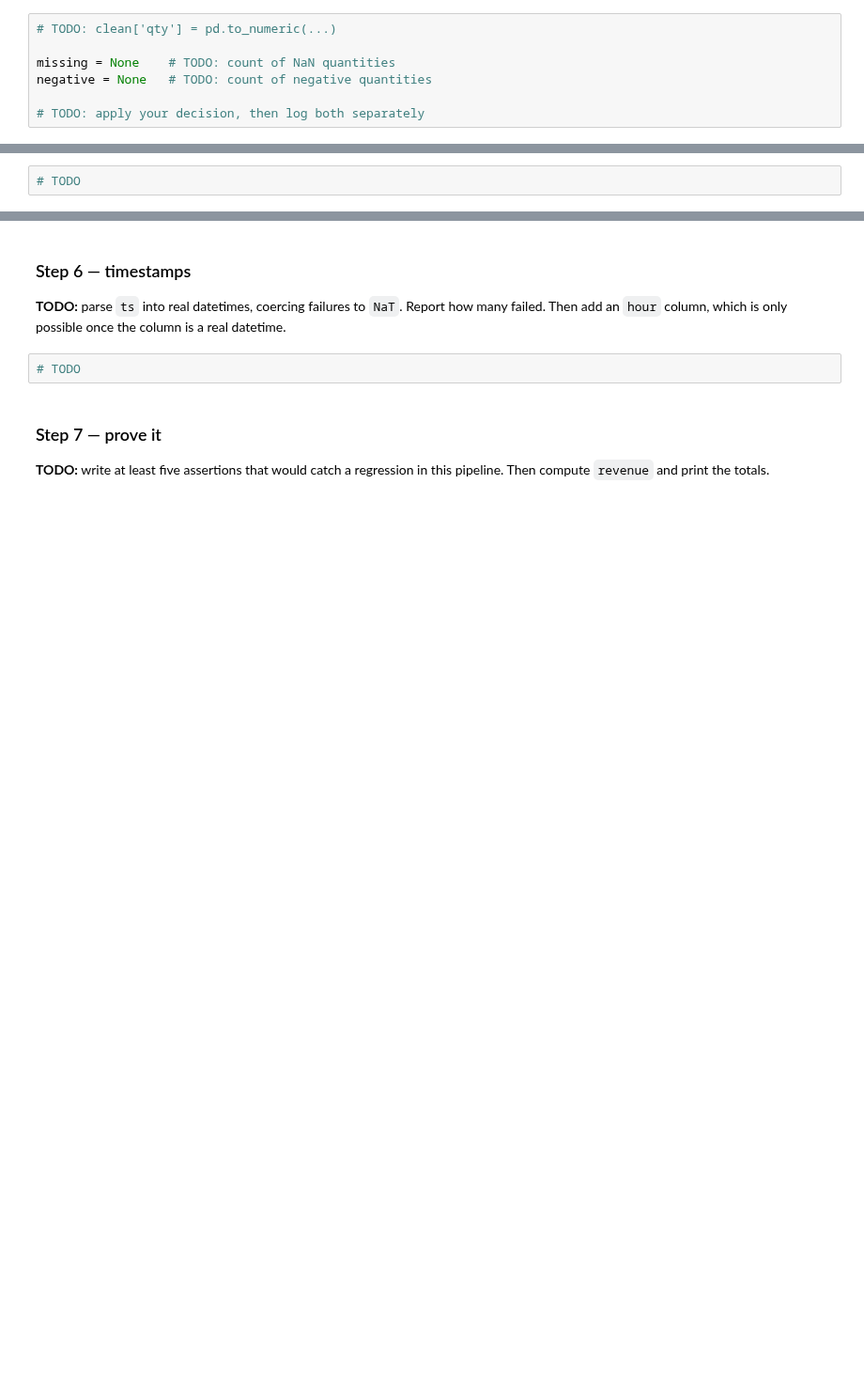
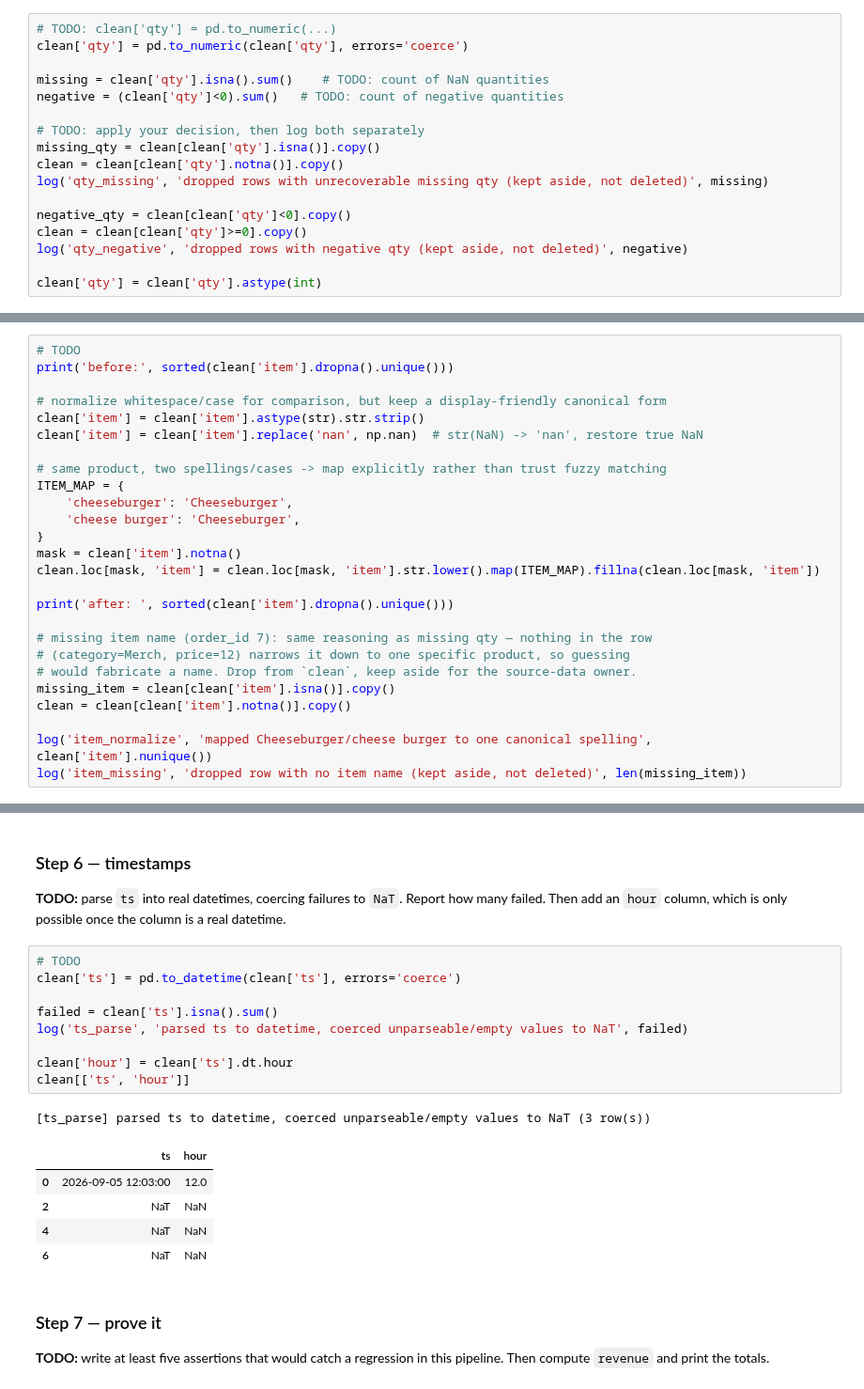
Before and after one commit to michaelhunter12/ds2002-fa26, a Jupyter notebook: notebooks/03-pandas-cleaning/2026-09-23 — Cleaning Clinic — Studio.ipynb, the cells around one changed output, grey strips where cells are left out. Shown at 94% size. Cells and saved outputs as stored; diff of their text form; blank space fills up the shorter version.

```diff
--- a/notebooks/03-pandas-cleaning/2026-09-23 — Cleaning Clinic — Studio.ipynb
+++ b/notebooks/03-pandas-cleaning/2026-09-23 — Cleaning Clinic — Studio.ipynb
@@ -125,8 +132,18 @@ clean =    None  # TODO: df with duplicates dropped, copied
 Log each decision with its row count. There is no single right answer — there is only an answer you can defend.
 # %%
 # TODO: clean['qty'] = pd.to_numeric(...)
+clean['qty'] = pd.to_numeric(clean['qty'], errors='coerce')
 
-missing = None    # TODO: count of NaN quantities
-negative = None   # TODO: count of negative quantities
+missing = clean['qty'].isna().sum()    # TODO: count of NaN quantities
+negative = (clean['qty']<0).sum()   # TODO: count of negative quantities
 
 # TODO: apply your decision, then log both separately
+missing_qty = clean[clean['qty'].isna()].copy()
+clean = clean[clean['qty'].notna()].copy()
+log('qty_missing', 'dropped rows with unrecoverable missing qty (kept aside, not deleted)', missing)
+
+negative_qty = clean[clean['qty']<0].copy()
+clean = clean[clean['qty']>=0].copy()
+log('qty_negative', 'dropped rows with negative qty (kept aside, not deleted)', negative)
+
+clean['qty'] = clean['qty'].astype(int)
@@ -147,3 +187,27 @@ print('before:', sorted(clean['category'].unique()))
 **TODO:** same treatment for `item`. One product is spelled two ways, and one row has no item at all — decide what to do with it.
 # %%
 # TODO
+print('before:', sorted(clean['item'].dropna().unique()))
+
+# normalize whitespace/case for comparison, but keep a display-friendly canonical form
+clean['item'] = clean['item'].astype(str).str.strip()
+clean['item'] = clean['item'].replace('nan', np.nan)  # str(NaN) -> 'nan', restore true NaN
+
+# same product, two spellings/cases -> map explicitly rather than trust fuzzy matching
+ITEM_MAP = {
+    'cheeseburger': 'Cheeseburger',
+    'cheese burger': 'Cheeseburger',
+}
+mask = clean['item'].notna()
+clean.loc[mask, 'item'] = clean.loc[mask, 'item'].str.lower().map(ITEM_MAP).fillna(clean.loc[mask, 'item'])
+
+print('after: ', sorted(clean['item'].dropna().unique()))
+
+# missing item name (order_id 7): same reasoning as missing qty — nothing in the row
+# (category=Merch, price=12) narrows it down to one specific product, so guessing
+# would fabricate a name. Drop from `clean`, keep aside for the source-data owner.
+missing_item = clean[clean['item'].isna()].copy()
+clean = clean[clean['item'].notna()].copy()
+
+log('item_normalize', 'mapped Cheeseburger/cheese burger to one canonical spelling', clean['item'].nunique())
+log('item_missing', 'dropped row with no item name (kept aside, not deleted)', len(missing_item))
@@ -153,6 +222,20 @@ print('before:', sorted(clean['category'].unique()))
 **TODO:** parse `ts` into real datetimes, coercing failures to `NaT`. Report how many failed. Then add an `hour` column, which is only possible once the column is a real datetime.
 # %%
 # TODO
+clean['ts'] = pd.to_datetime(clean['ts'], errors='coerce')
+
+failed = clean['ts'].isna().sum()
+log('ts_parse', 'parsed ts to datetime, coerced unparseable/empty values to NaT', failed)
+
+clean['hour'] = clean['ts'].dt.hour
+clean[['ts', 'hour']]
+# %% [output]
+[ts_parse] parsed ts to datetime, coerced unparseable/empty values to NaT (3 row(s))
+|  | ts | hour |
+| 0 | 2026-09-05 12:03:00 | 12.0 |
+| 2 | NaT | NaN |
+| 4 | NaT | NaN |
+| 6 | NaT | NaN |
 # %% [markdown]
 ### Step 7 — prove it
 
```
Also changed, not shown: parts of 11 cells of this notebook.
